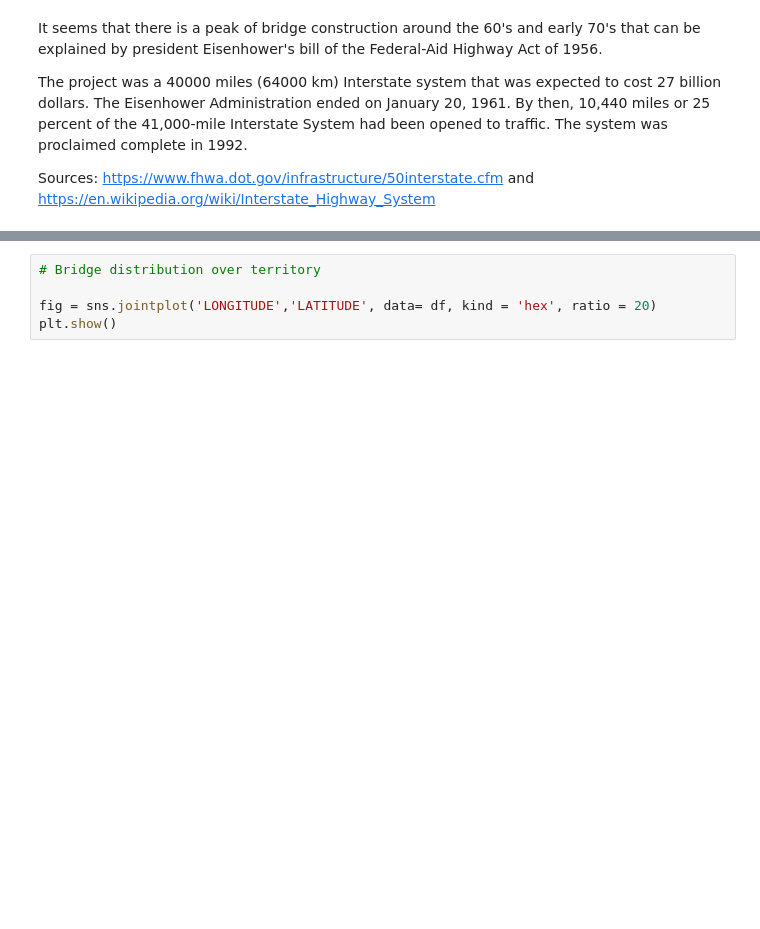
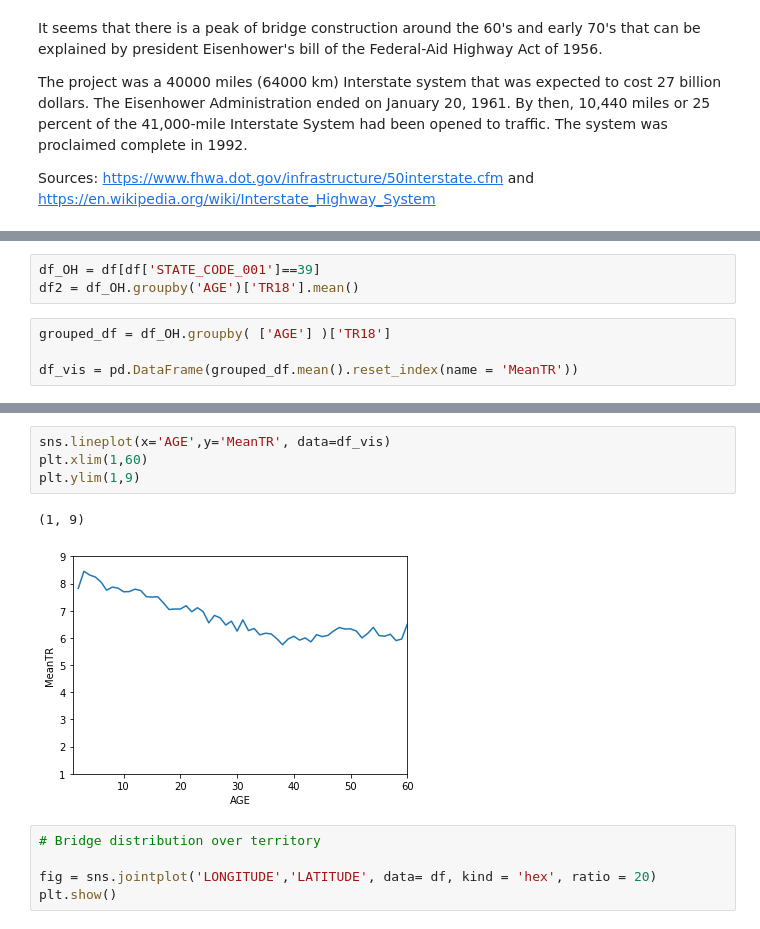
Before and after one commit to VegaLaguna/TFM-Bridge-deterioration, a Jupyter notebook: 03-EDA_ALL.ipynb, the cells around one changed output, grey strips where cells are left out. Saved outputs shown, nothing was run; the diff lists cells and outputs as text; blank space fills up the shorter version.

```diff
--- a/03-EDA_ALL.ipynb
+++ b/03-EDA_ALL.ipynb
@@ -107,0 +115,7 @@ Sources: https://www.fhwa.dot.gov/infrastructure/50interstate.cfm and https://en
+# %%
+df_OH = df[df['STATE_CODE_001']==39]
+df2 = df_OH.groupby('AGE')['TR18'].mean()
+# %%
+grouped_df = df_OH.groupby( ['AGE'] )['TR18']
+
+df_vis = pd.DataFrame(grouped_df.mean().reset_index(name = 'MeanTR'))
@@ -108,3 +131,10 @@ Sources: https://www.fhwa.dot.gov/infrastructure/50interstate.cfm and https://en
+# %%
+sns.lineplot(x='AGE',y='MeanTR', data=df_vis)
+plt.xlim(1,60)
+plt.ylim(1,9)
+# %% [output]
+(1, 9)
+[figure, added]
 # %%
 # Bridge distribution over territory
 
```
Also changed, not shown: parts of 3 cells of this notebook, 3 other files.
